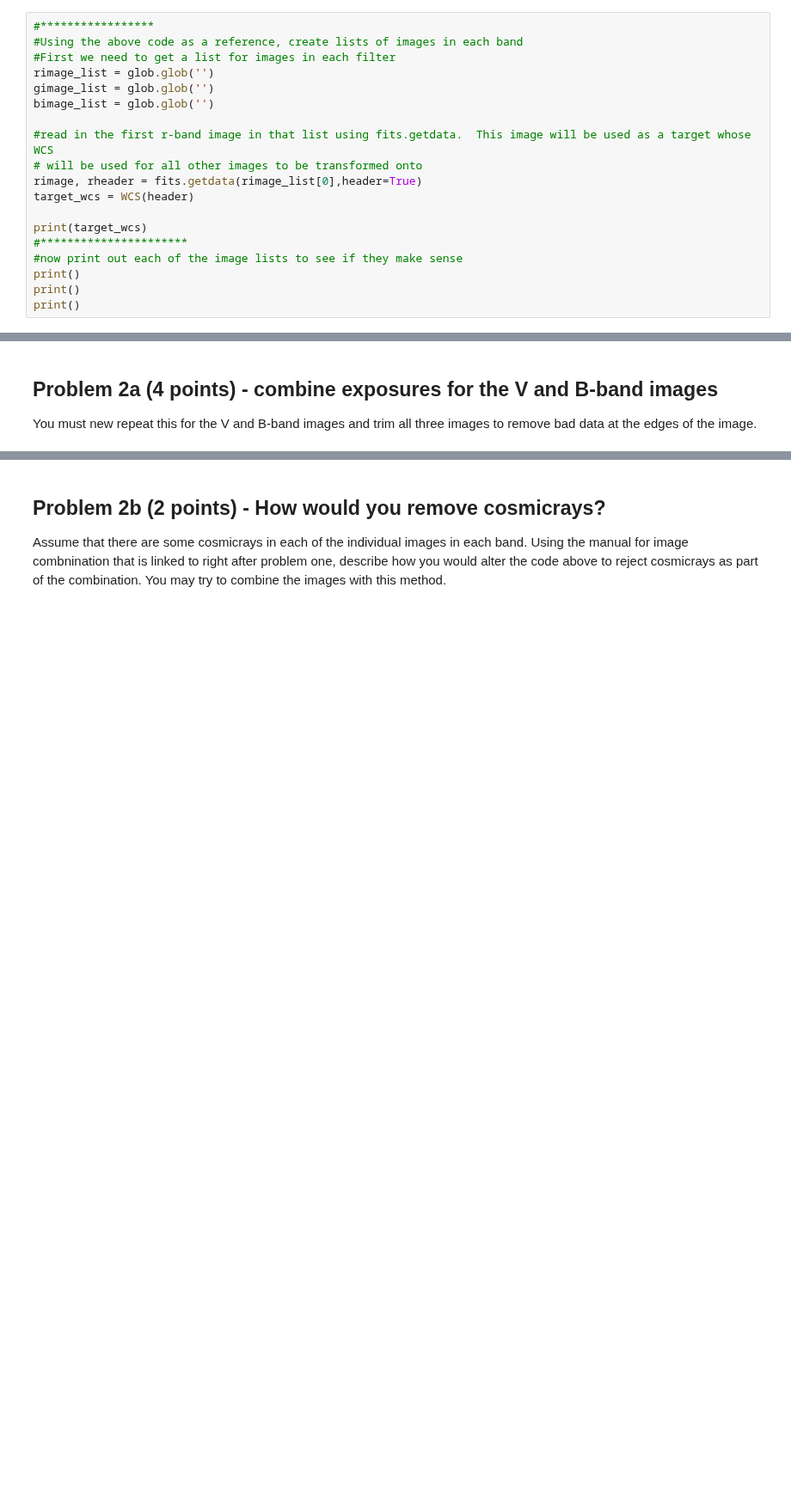
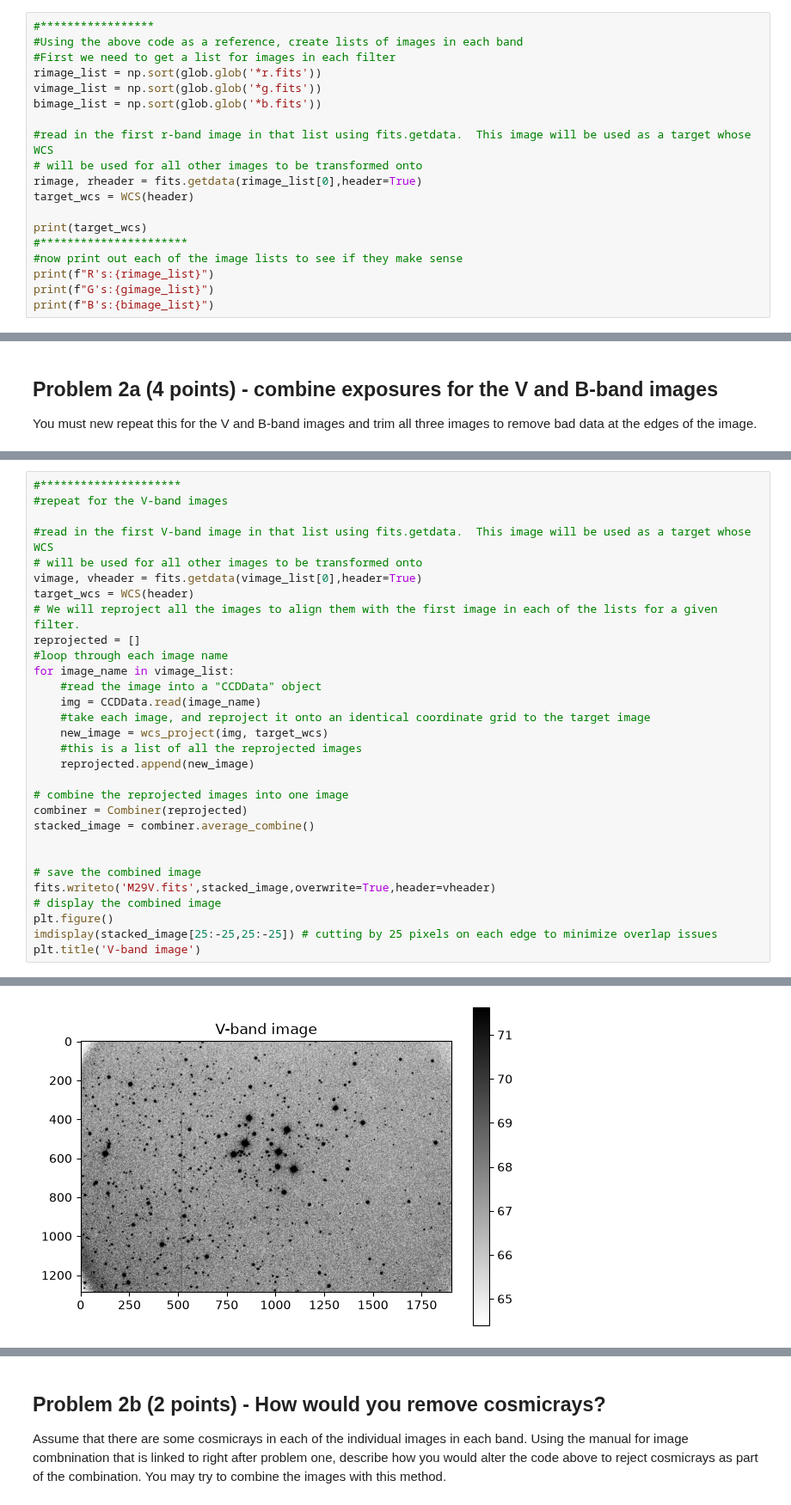
Before and after one commit to eow2004/ImgCombinationandPhotometry, a Jupyter notebook: cluster_photometry_student.ipynb, the cells around one changed output, grey strips where cells are left out. Shown at 86% size. Saved outputs shown, nothing was run; the diff lists cells and outputs as text; blank space fills up the shorter version.

Commit message:
First bit of work

```diff
--- a/cluster_photometry_student.ipynb
+++ b/cluster_photometry_student.ipynb
@@ -156,9 +167,9 @@ print(image_list)
 #*****************
 #Using the above code as a reference, create lists of images in each band
 #First we need to get a list for images in each filter
-rimage_list = glob.glob('')
-gimage_list = glob.glob('')
-bimage_list = glob.glob('')
+rimage_list = np.sort(glob.glob('*r.fits'))
+vimage_list = np.sort(glob.glob('*g.fits'))
+bimage_list = np.sort(glob.glob('*b.fits'))
 
 #read in the first r-band image in that list using fits.getdata.  This image will be used as a target whose WCS
 # will be used for all other images to be transformed onto
@@ -168,6 +179,6 @@ target_wcs = WCS(header)
 print(target_wcs)
 #**********************
 #now print out each of the image lists to see if they make sense
-print()
-print()
-print()
+print(f"R's:{rimage_list}")
+print(f"G's:{gimage_list}")
+print(f"B's:{bimage_list}")
@@ -209,0 +254,31 @@ You must new repeat this for the V and B-band images and trim all three images t
+# %%
+#*********************
+#repeat for the V-band images
+
+#read in the first V-band image in that list using fits.getdata.  This image will be used as a target whose WCS
+# will be used for all other images to be transformed onto
+vimage, vheader = fits.getdata(vimage_list[0],header=True)
+target_wcs = WCS(header)
+# We will reproject all the images to align them with the first image in each of the lists for a given filter.
+reprojected = []
+#loop through each image name
+for image_name in vimage_list:
+    #read the image into a "CCDData" object
+    img = CCDData.read(image_name)
+    #take each image, and reproject it onto an identical coordinate grid to the target image
+    new_image = wcs_project(img, target_wcs)
+    #this is a list of all the reprojected images
+    reprojected.append(new_image)
+
+# combine the reprojected images into one image
+combiner = Combiner(reprojected)
+stacked_image = combiner.average_combine()
+
+
+# save the combined image
+fits.writeto('M29V.fits',stacked_image,overwrite=True,header=vheader)
+# display the combined image
+plt.figure()
+imdisplay(stacked_image[25:-25,25:-25]) # cutting by 25 pixels on each edge to minimize overlap issues
+plt.title('V-band image')
+# %% [output]
@@ -209,0 +295 @@ You must new repeat this for the V and B-band images and trim all three images t
+[figure, added]
```
Also changed, not shown: parts of 20 cells of this notebook.
